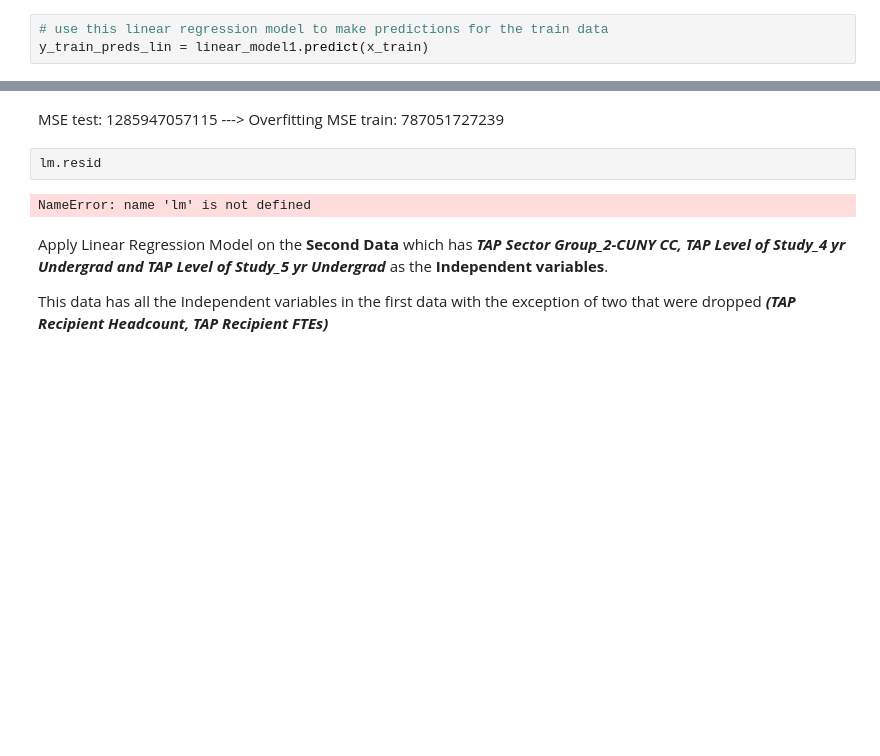
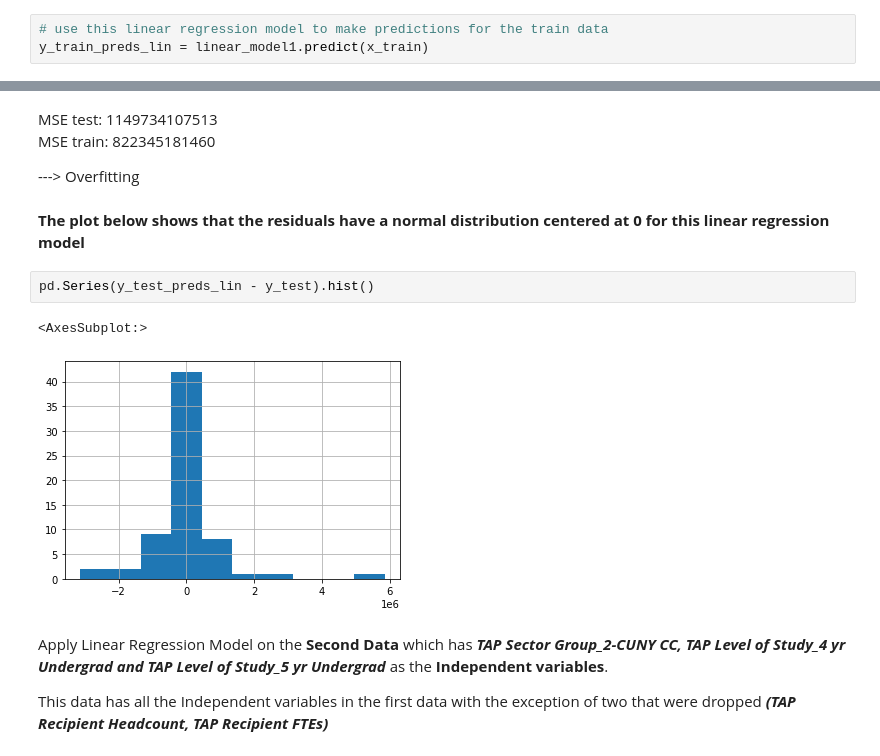
Before and after one commit to agyapongeli77/data-science-project, a Jupyter notebook: Project - MAT 328 Techniques In Data Science.ipynb, the cells around one changed output, grey strips where cells are left out. Drawn from its saved outputs; the diff is of its cells as text; blank space fills up the shorter version.

Commit message:
errors fixed and linear regression model residuals plotting added

```diff
--- a/Project - MAT 328 Techniques In Data Science.ipynb
+++ b/Project - MAT 328 Techniques In Data Science.ipynb
@@ -309,10 +309,18 @@ mean_squared_error(y_train_preds_lin, y_train)
-# %% [markdown]
-MSE test: 1285947057115  ---> Overfitting
-MSE train: 787051727239
-# %%
-lm.resid
-# %% [output]
-NameError: name 'lm' is not defined
+# %% [markdown]
+
+
+MSE test: 1149734107513
+MSE train: 822345181460
+
+
+---> Overfitting
+# %% [markdown]
+**The plot below shows that the residuals have a normal distribution centered at 0 for this linear regression model**
+# %%
+pd.Series(y_test_preds_lin - y_test).hist()
+# %% [output]
+<AxesSubplot:>
+[figure, added]
 # %% [markdown]
 Apply Linear Regression Model on the **Second Data** which has ***TAP Sector Group_2-CUNY CC, TAP Level of Study_4 yr Undergrad and TAP Level of Study_5 yr Undergrad*** as the **Independent variables**.
 
```
Also changed, not shown: parts of 49 cells of this notebook.
